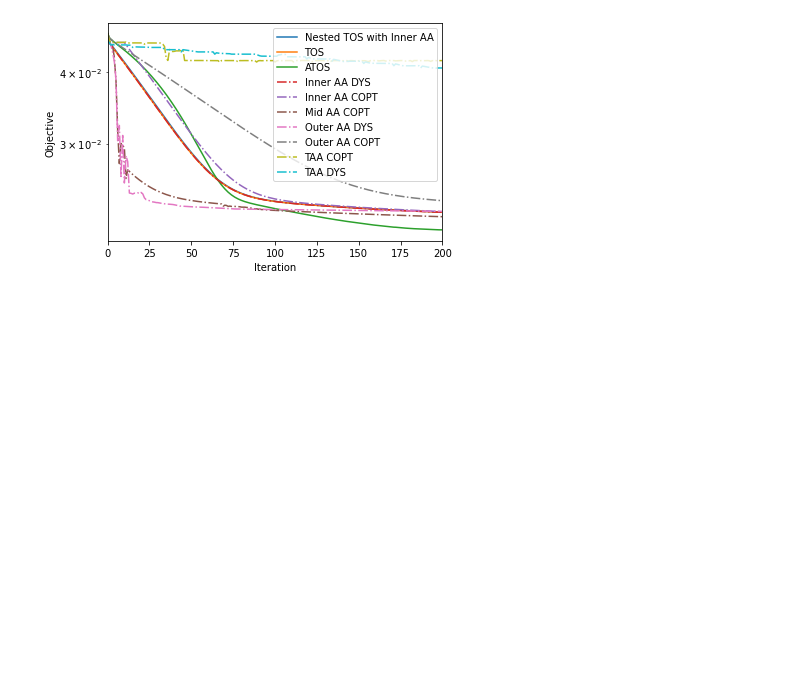
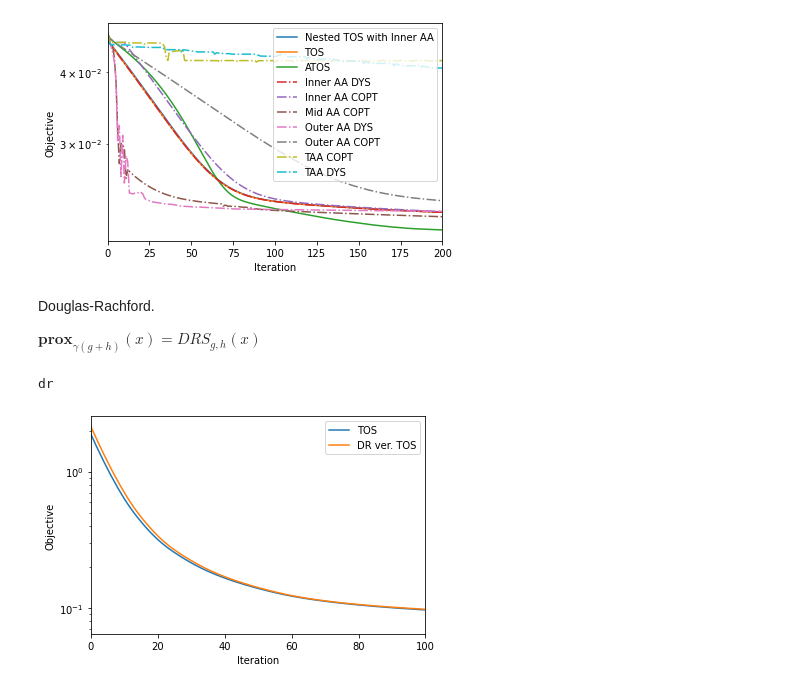
Before and after one commit to hansolsuh/aa_tos, a Jupyter notebook: AATOS.ipynb, the cells around one changed output. Drawn from its saved outputs; the diff is of its cells as text; code cells hidden in the pictures; blank space fills up the shorter version.

```diff
--- a/AATOS.ipynb
+++ b/AATOS.ipynb
@@ -790,3 +791,49 @@ Outer ATOS
 TAA DYS
 TAA ATOS
 [figure]
+# %% [markdown]
+Douglas-Rachford.
+
+$\textbf{prox}_{\gamma(g+h)}(x) = DRS_{g,h}(x)$
+# %%
+beta = 1.e-3 #1.e-2,1.e-3,0
+
+Sigma, f, step_size, n_features = sparse_nuclear_norm.generate_data()
+
+G1 = sparse_nuclear_norm.TraceNorm(beta,Sigma.shape)
+G2 = sparse_nuclear_norm.L1Norm(beta)
+
+def loss(x):
+    return f(x) + G1(x) + G2(x)
+
+
+tos_obj, n_tos_obj = [],[]
+#TOS
+tos_trace = Trace()
+tos_nuc_out = aa_tos(f.f_grad,np.zeros(n_features),G1.prox,G2.prox, step_size=step_size, callback=tos_trace)
+trace_obj = np.array([loss(x) for x in tos_trace.trace_x])
+tos_obj.append(trace_obj)
+print("dr")
+# %% [output]
+dr
+# %%
+#DR-TOS?
+dr_tos_trace = Trace()
+n_tos_obj=[]
+dr = pga_dr.d_r(G1.prox, G2.prox, 2, 1.e-4)
+dr_nuc_out = n_tos(f.f_grad,np.zeros(n_features),dr, step_size=step_size, callback=dr_tos_trace, f_func=loss)
+trace_obj = np.array([loss(x) for x in dr_tos_trace.trace_x])
+n_tos_obj.append(trace_obj)
+# %%
+fig1 = plt.figure()
+plt.plot(tos_obj[0], label='TOS')
+plt.plot(n_tos_obj[0], label='DR ver. TOS')
+plt.legend()
+
+#plt.ylim(top=1)
+plt.xlim([0,100])
+plt.xlabel("Iteration")
+plt.ylabel("Objective")
+plt.yscale('log')
+# %% [output]
+[figure, added]
```
Also changed, not shown: parts of 2 cells of this notebook.
